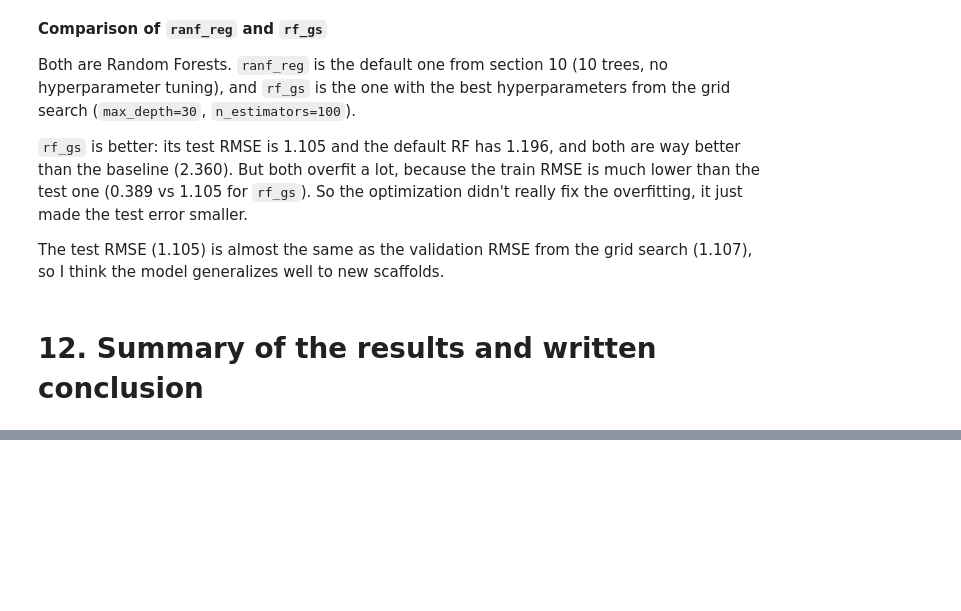
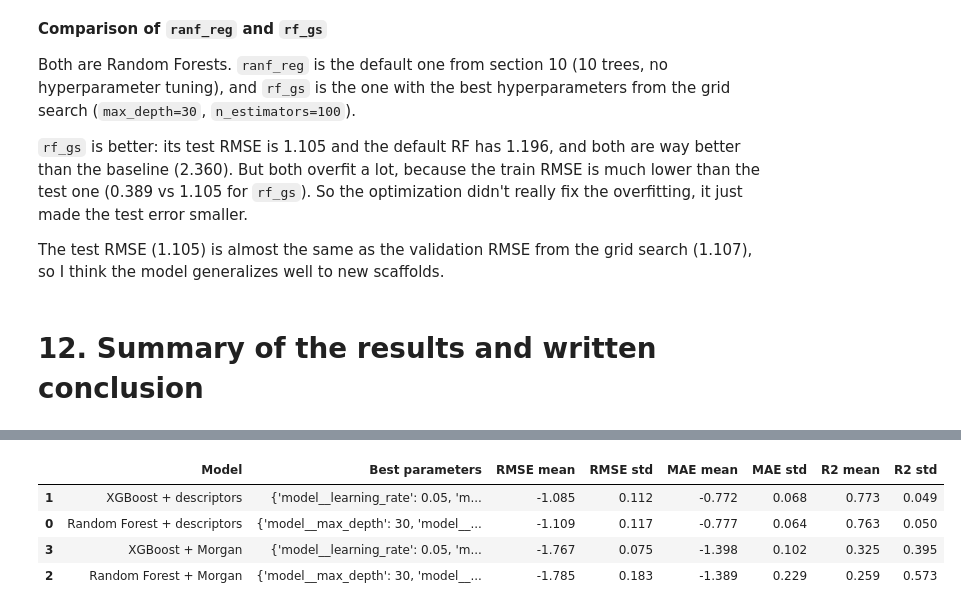
Before and after one commit to erinsoppelsa/Data-Project-for-Cheminformatics-class, a Jupyter notebook: notebooks/02_regression_solubility.ipynb, the cells around one changed output, grey strips where cells are left out. Cells and saved outputs as stored; diff of their text form; code cells hidden in the pictures; blank space fills up the shorter version.

```diff
--- a/notebooks/02_regression_solubility.ipynb
+++ b/notebooks/02_regression_solubility.ipynb
@@ -493,0 +532,73 @@ summary.sort_values("RMSE test").round(3)
+# %%
+# Keep imputation inside each model so preprocessing is learned from training folds only.
+models = {
+    "Random Forest": (
+        RandomForestRegressor(random_state=0, n_jobs=-1),
+        {
+            "model__n_estimators": [100],
+            "model__max_depth": [10, 30],
+        },
+    ),
+    "XGBoost": (
+        XGBRegressor(
+            objective="reg:squarederror",
+            random_state=0,
+            n_jobs=1,
+            verbosity=0,
+        ),
+        {
+            "model__n_estimators": [100],
+            "model__max_depth": [3, 6],
+            "model__learning_rate": [0.05],
+        },
+    ),
+}
+
+cv = GroupKFold(n_splits=5)
+scoring = {
+    "RMSE": "neg_root_mean_squared_error",
+    "MAE": "neg_mean_absolute_error",
+    "R2": "r2",
+}
+
+searches = {}
+default_rows = []
+tuned_rows = []
+
+for representation, (X_train, X_test) in features.items():
+    for model_name, (estimator, parameter_grid) in models.items():
+        pipeline = Pipeline([
+            ("imputer", SimpleImputer(strategy="median")),
+            ("model", estimator),
+        ])
+        key = f"{model_name} + {representation}"
+
+        default_cv = GridSearchCV(
+            pipeline, {"model": [estimator]}, cv=cv, scoring=scoring,
+            refit="RMSE", return_train_score=False, error_score="raise",
+        )
+        default_cv.fit(X_train, y_train, groups=groups_train)
+        default_result = {"Model": key}
+        for metric in scoring:
+            default_result[f"{metric} mean"] = default_cv.cv_results_[f"mean_test_{metric}"][0]
+            default_result[f"{metric} std"] = default_cv.cv_results_[f"std_test_{metric}"][0]
+        default_rows.append(default_result)
+
+        search = GridSearchCV(
+            pipeline, parameter_grid, cv=cv, scoring=scoring, refit="RMSE",
+            return_train_score=False, error_score="raise",
+        )
+        search.fit(X_train, y_train, groups=groups_train)
+        searches[key] = (search, X_test)
+        tuned_result = {"Model": key, "Best parameters": str(search.best_params_)}
+        for metric in scoring:
+            tuned_result[f"{metric} mean"] = search.cv_results_[f"mean_test_{metric}"][search.best_index_]
+            tuned_result[f"{metric} std"] = search.cv_results_[f"std_test_{metric}"][search.best_index_]
+        tuned_rows.append(tuned_result)
+
+default_cv_results = pd.DataFrame(default_rows)
+tuned_cv_results = pd.DataFrame(tuned_rows).sort_values("RMSE mean", ascending=False)
+
+display(default_cv_results.round(3))
+display(tuned_cv_results.round(3))
+# %% [output]
@@ -493,0 +610,5 @@ summary.sort_values("RMSE test").round(3)
+|  | Model | Best parameters | RMSE mean | RMSE std | MAE mean | MAE std | R2 mean | R2 std |
+| 1 | XGBoost + descriptors | {'model__learning_rate': 0.05, 'm... | -1.085 | 0.112 | -0.772 | 0.068 | 0.773 | 0.049 |
+| 0 | Random Forest + descriptors | {'model__max_depth': 30, 'model__... | -1.109 | 0.117 | -0.777 | 0.064 | 0.763 | 0.050 |
+| 3 | XGBoost + Morgan | {'model__learning_rate': 0.05, 'm... | -1.767 | 0.075 | -1.398 | 0.102 | 0.325 | 0.395 |
+| 2 | Random Forest + Morgan | {'model__max_depth': 30, 'model__... | -1.785 | 0.183 | -1.389 | 0.229 | 0.259 | 0.573 |
```
Also changed, not shown: parts of 15 cells of this notebook, 10 other files.
